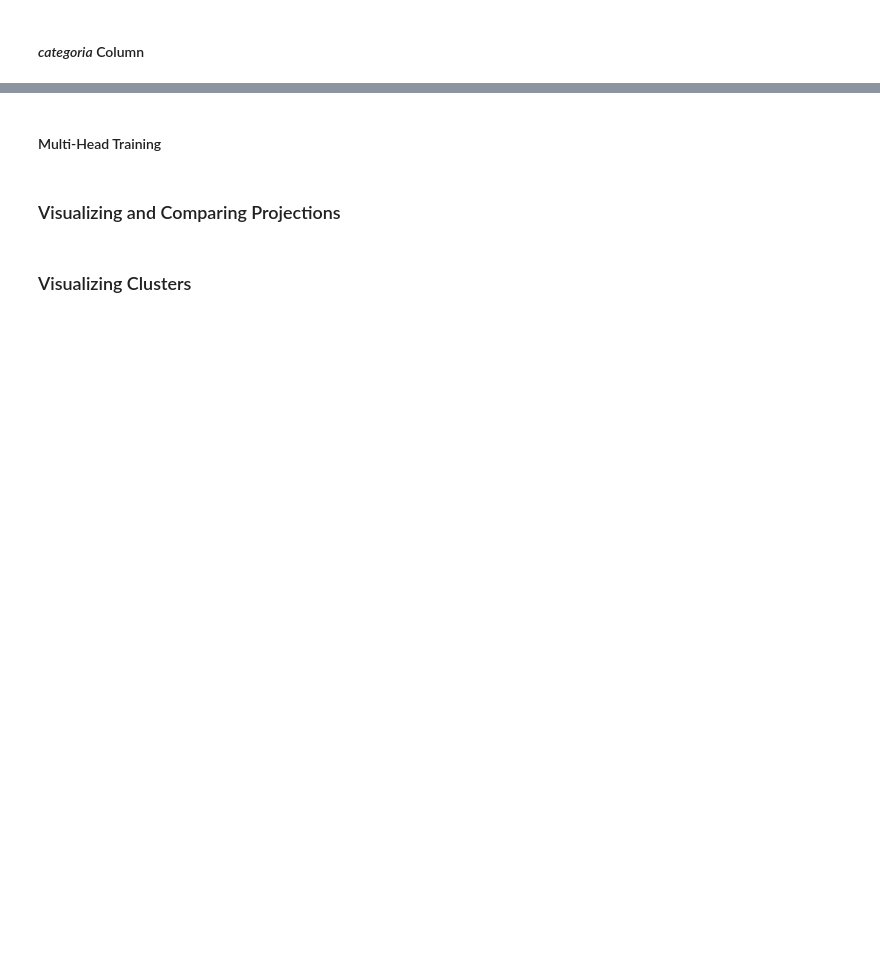
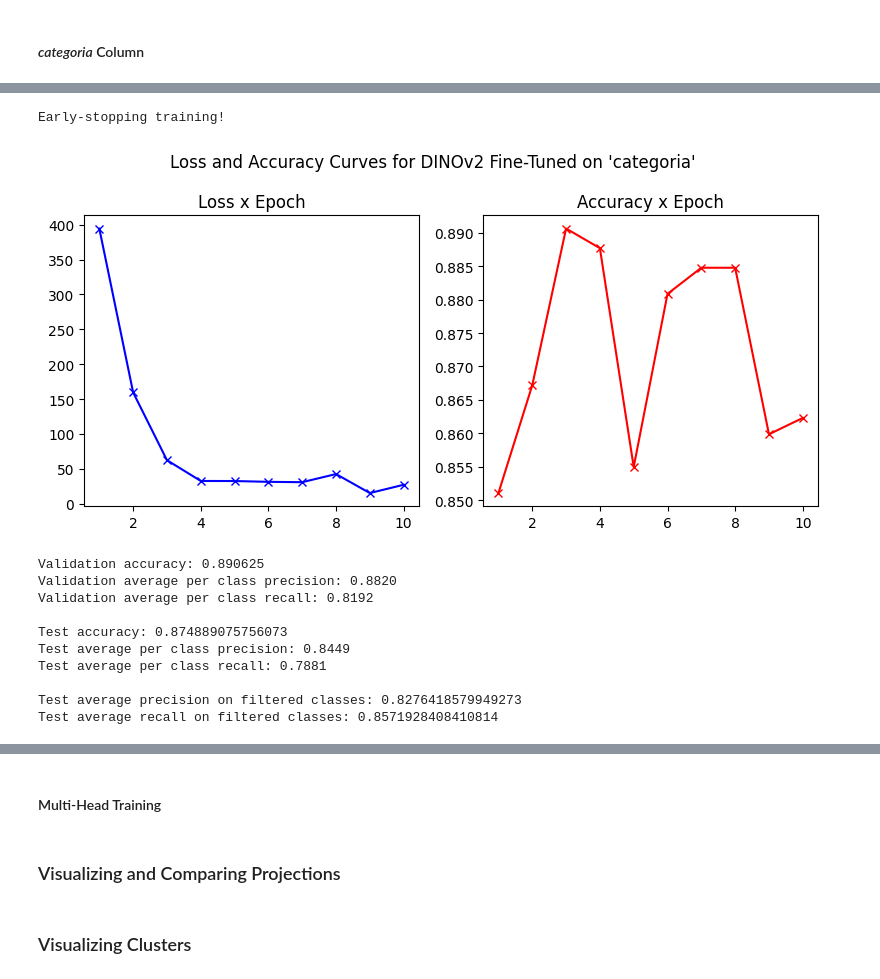
Before and after one commit to Luizerko/indigenous_clusters_and_communities, a Jupyter notebook: tainacan_collection/image_based/image_clustering.ipynb, the cells around one changed output, grey strips where cells are left out. Cells and saved outputs as stored; diff of their text form; code cells hidden in the pictures; blank space fills up the shorter version.

```diff
--- a/tainacan_collection/image_based/image_clustering.ipynb
+++ b/tainacan_collection/image_based/image_clustering.ipynb
@@ -1043,7 +1061,7 @@ epochs = 20
 num_classes = ind_df['categoria'].dropna().nunique()
 model = DINOClassifier(num_classes).to(device)
 criterion = nn.CrossEntropyLoss()
-opt = optim.Adam(model.parameters(), lr=1e-5, weight_decay=2e-6)
+opt = optim.Adam(model.parameters(), lr=1e-6, weight_decay=3e-7)
 model_name = 'dino_categoria'
 column_name = 'categoria'
 
@@ -1056,3 +1074,4 @@ prec_rec_on_selected_classes(categoria_categories, categoria_filtered_categories
 
 # Cleaning up memory
 clean_mem([model])
+# %% [output]
@@ -1059,3 +1090,15 @@ clean_mem([model])
+Early-stopping training!
+[figure, added]
+Validation accuracy: 0.890625
+Validation average per class precision: 0.8820
+Validation average per class recall: 0.8192
+
+Test accuracy: 0.874889075756073
+Test average per class precision: 0.8449
+Test average per class recall: 0.7881
+
+Test average precision on filtered classes: 0.8276418579949273
+Test average recall on filtered classes: 0.8571928408410814
 # %%
 # Filtering dataframe for selected categories. We need to recompute this part of the dataset
 # because of the different transform used
```
Also changed, not shown: parts of 3 cells of this notebook, 1 other file.
